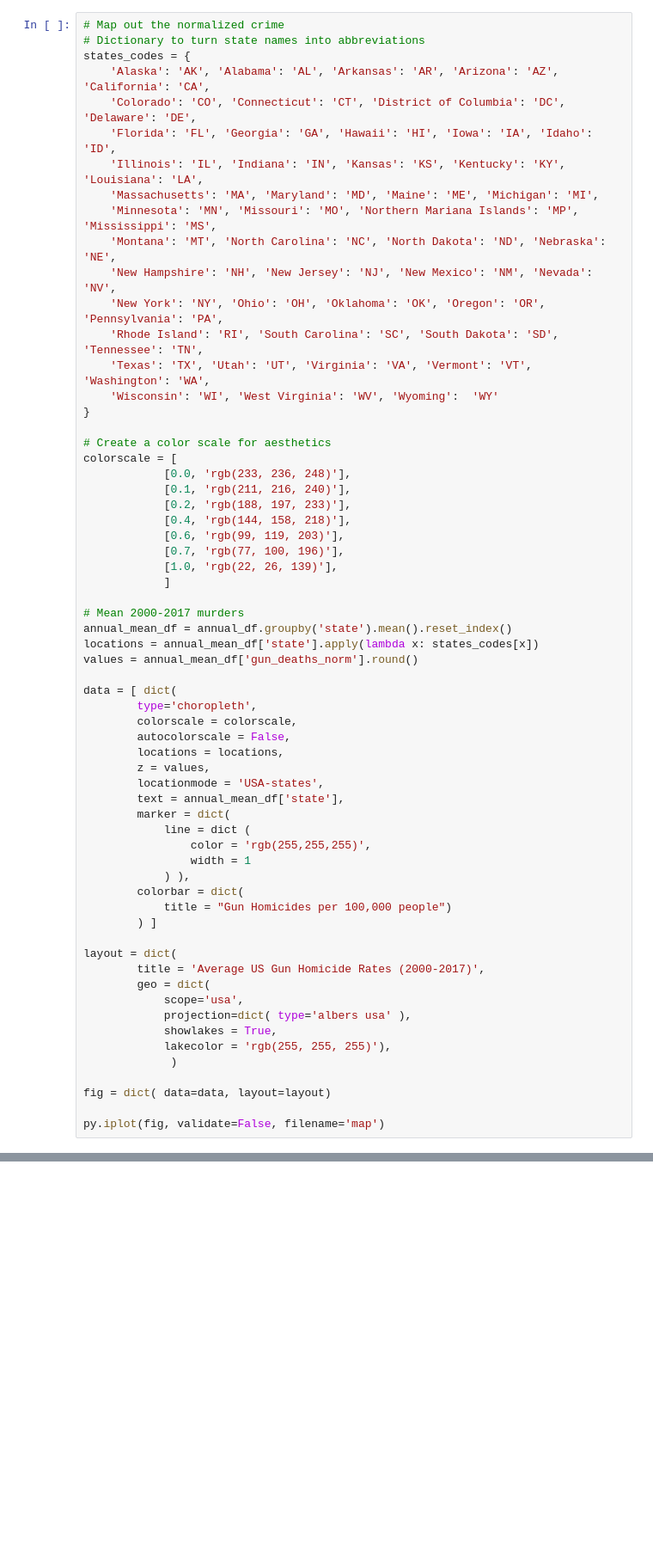
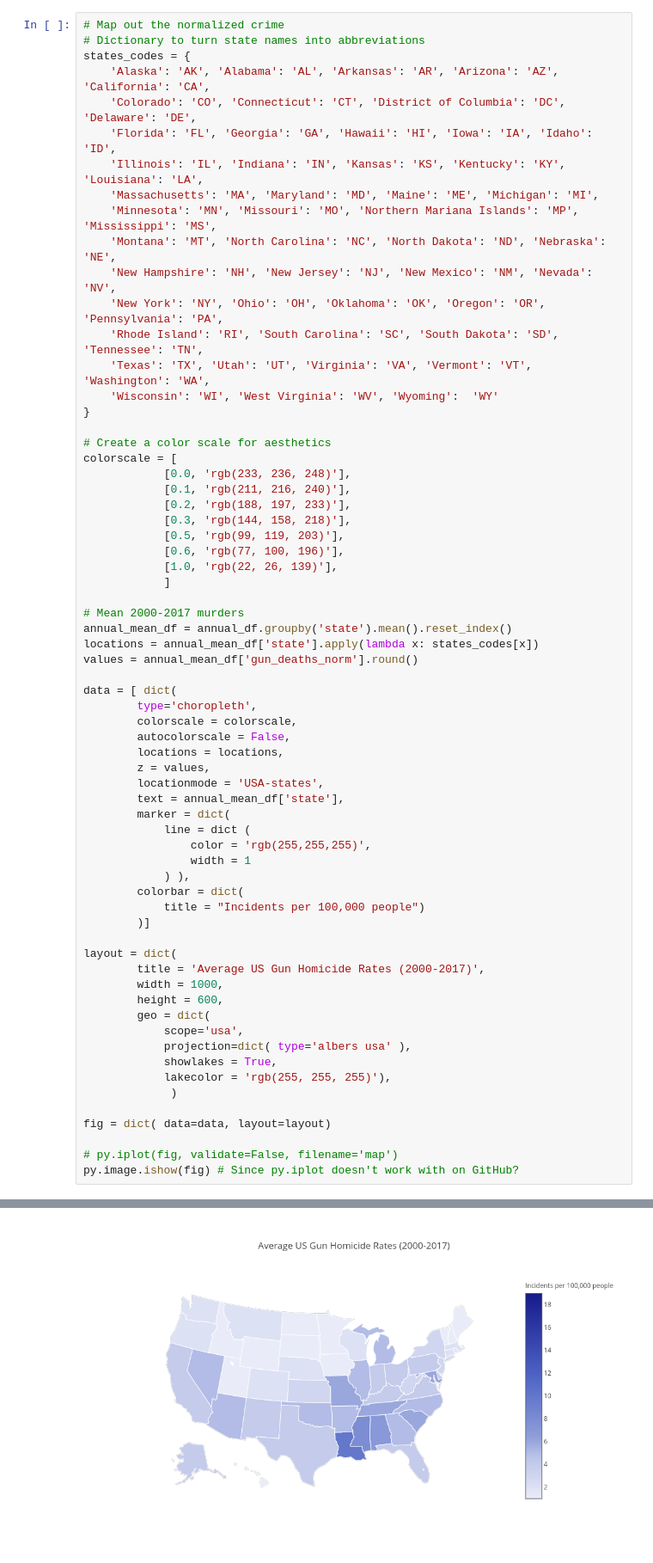
Before and after one commit to jonathanshuai/springboard-capstone1, a Jupyter notebook: visualization.ipynb, the cells around one changed output, grey strips where cells are left out. Shown at 86% size. Cells and saved outputs as stored; diff of their text form; blank space fills up the shorter version.

Commit message:
Using plotly.image.ishow instead to show the figure

```diff
--- a/visualization.ipynb
+++ b/visualization.ipynb
@@ -187,9 +187,9 @@ colorscale = [
             [0.0, 'rgb(233, 236, 248)'],
             [0.1, 'rgb(211, 216, 240)'],
             [0.2, 'rgb(188, 197, 233)'],
-            [0.4, 'rgb(144, 158, 218)'],
-            [0.6, 'rgb(99, 119, 203)'],
-            [0.7, 'rgb(77, 100, 196)'],
+            [0.3, 'rgb(144, 158, 218)'],
+            [0.5, 'rgb(99, 119, 203)'],
+            [0.6, 'rgb(77, 100, 196)'],
             [1.0, 'rgb(22, 26, 139)'],
             ]
 
@@ -212,11 +212,13 @@ data = [ dict(
                 width = 1
             ) ),
         colorbar = dict(
-            title = "Gun Homicides per 100,000 people")
-        ) ]
+            title = "Incidents per 100,000 people")
+        )]
 
 layout = dict(
         title = 'Average US Gun Homicide Rates (2000-2017)',
+        width = 1000,
+        height = 600,
         geo = dict(
             scope='usa',
             projection=dict( type='albers usa' ),
@@ -226,5 +228,6 @@ layout = dict(
 
 fig = dict( data=data, layout=layout)
 
-py.iplot(fig, validate=False, filename='map')
+# py.iplot(fig, validate=False, filename='map')
+py.image.ishow(fig) # Since py.iplot doesn't work with on GitHub?
 # %% [output]
@@ -232,3 +234,4 @@ py.iplot(fig, validate=False, filename='map')
+[figure, added]
 # %%
 # Create a color scale for aesthetics
 colorscale = [
```
Also changed, not shown: parts of 4 cells of this notebook, 7 other files.
